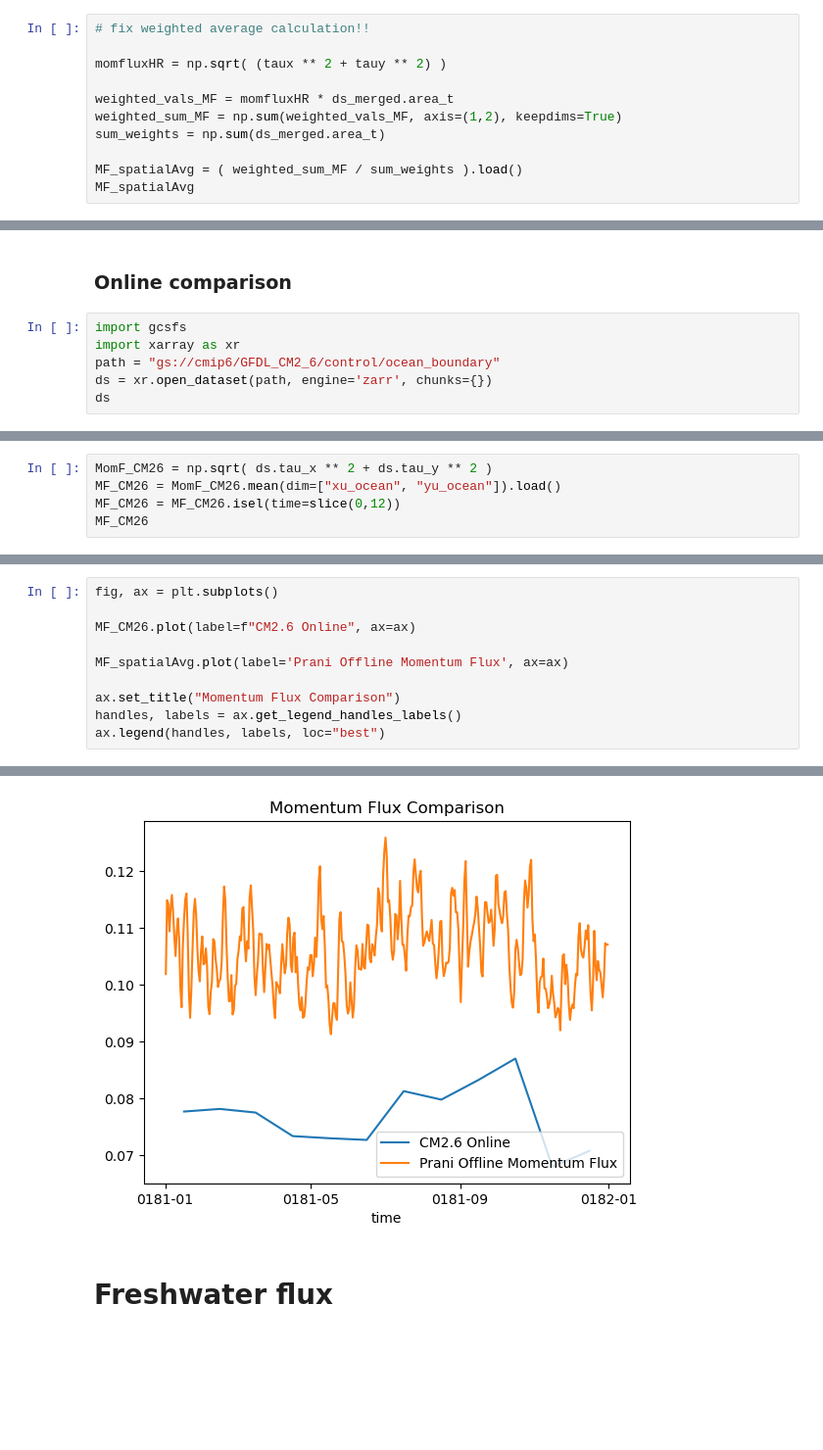
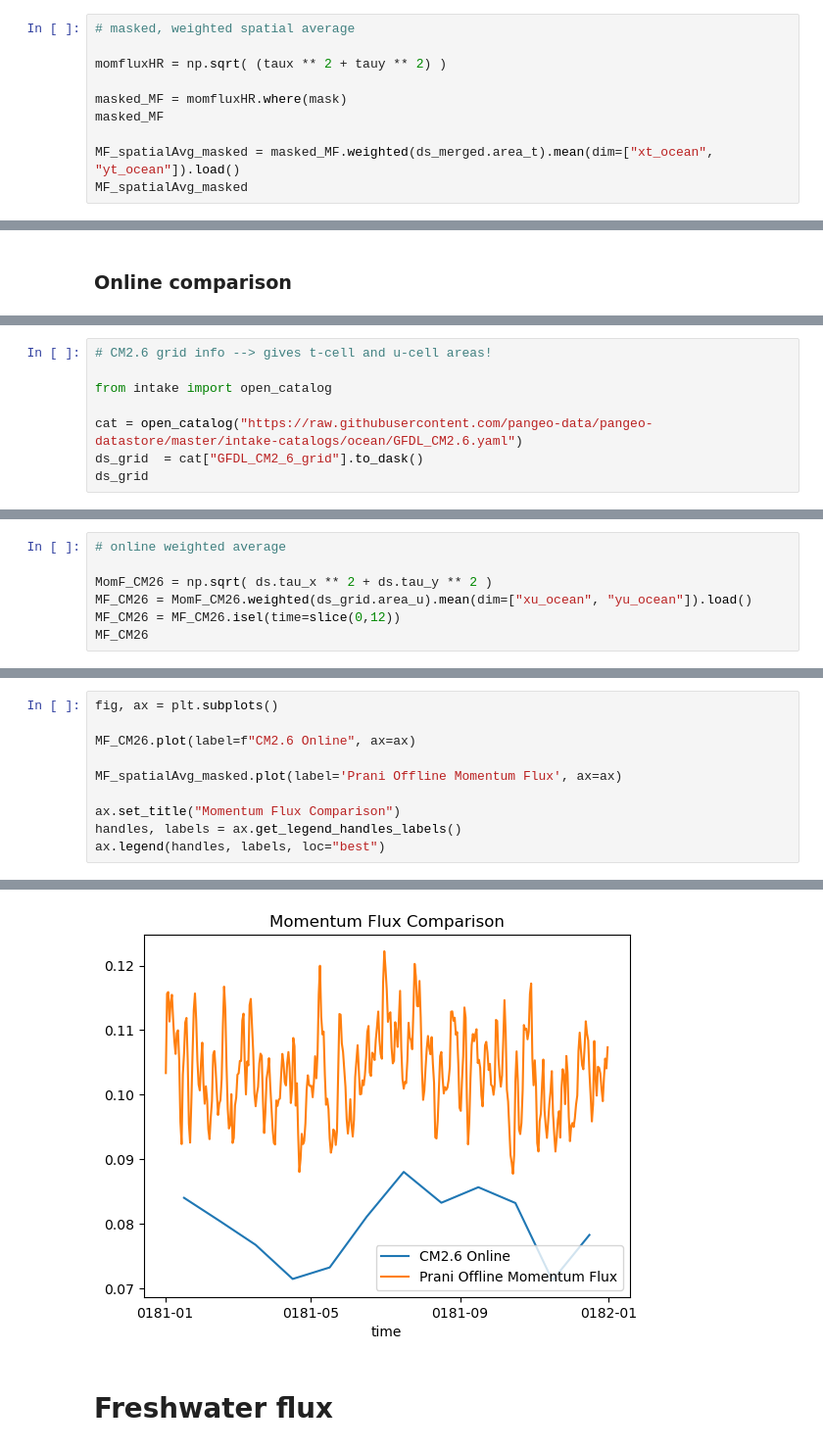
Before and after one commit to ocean-transport/air-sea-ML, a Jupyter notebook: fluxComparisonWithGCM.ipynb, the cells around one changed output, grey strips where cells are left out. Shown at 98% size. Drawn from its saved outputs; the diff is of its cells as text; blank space fills up the shorter version.

```diff
--- a/fluxComparisonWithGCM.ipynb
+++ b/fluxComparisonWithGCM.ipynb
@@ -355,14 +297,13 @@ plt.show()
 # %% [markdown]
 ### Offline calculation
 # %%
-# fix weighted average calculation!!
+# masked, weighted spatial average
 
 momfluxHR = np.sqrt( (taux ** 2 + tauy ** 2) )
 
-weighted_vals_MF = momfluxHR * ds_merged.area_t
-weighted_sum_MF = np.sum(weighted_vals_MF, axis=(1,2), keepdims=True)
-sum_weights = np.sum(ds_merged.area_t)
+masked_MF = momfluxHR.where(mask)
+masked_MF
 
-MF_spatialAvg = ( weighted_sum_MF / sum_weights ).load()
-MF_spatialAvg
+MF_spatialAvg_masked = masked_MF.weighted(ds_merged.area_t).mean(dim=["xt_ocean", "yt_ocean"]).load()
+MF_spatialAvg_masked
 # %% [output]
@@ -393,9 +332,3 @@ MF_spatialAvg.to_zarr('gs://leap-persistent/panalluri/MF_spatialAvg_weighted.zar
 <xarray.backends.zarr.ZarrStore at 0x...>
 # %% [markdown]
 ### Online comparison
-# %%
-import gcsfs
-import xarray as xr
-path = "gs://cmip6/GFDL_CM2_6/control/ocean_boundary"
-ds = xr.open_dataset(path, engine='zarr', chunks={})
-ds
@@ -419,0 +335,8 @@ Coordinates:
+# %%
+# CM2.6 grid info --> gives t-cell and u-cell areas!
+
+from intake import open_catalog
+
+cat = open_catalog("https://raw.githubusercontent.com/pangeo-data/pangeo-datastore/master/intake-catalogs/ocean/GFDL_CM2.6.yaml")
+ds_grid  = cat["GFDL_CM2_6_grid"].to_dask()
+ds_grid
@@ -420,6 +361,8 @@ Coordinates:
 # %%
+# online weighted average
+
 MomF_CM26 = np.sqrt( ds.tau_x ** 2 + ds.tau_y ** 2 )
-MF_CM26 = MomF_CM26.mean(dim=["xu_ocean", "yu_ocean"]).load()
+MF_CM26 = MomF_CM26.weighted(ds_grid.area_u).mean(dim=["xu_ocean", "yu_ocean"]).load()
 MF_CM26 = MF_CM26.isel(time=slice(0,12))
 MF_CM26
 # %% [output]
@@ -432,16 +375,16 @@ Coordinates:
 # %%
 fig, ax = plt.subplots()
 
 MF_CM26.plot(label=f"CM2.6 Online", ax=ax)
 
-MF_spatialAvg.plot(label='Prani Offline Momentum Flux', ax=ax)
+MF_spatialAvg_masked.plot(label='Prani Offline Momentum Flux', ax=ax)
 
 ax.set_title("Momentum Flux Comparison")
 handles, labels = ax.get_legend_handles_labels()
 ax.legend(handles, labels, loc="best")
 # %% [output]
 <matplotlib.legend.Legend at 0x...>
-[figure, old version]
+[figure, new version]
 # %% [markdown]
 # Freshwater flux
 # %% [markdown]
```
Also changed, not shown: parts of 24 cells of this notebook.
